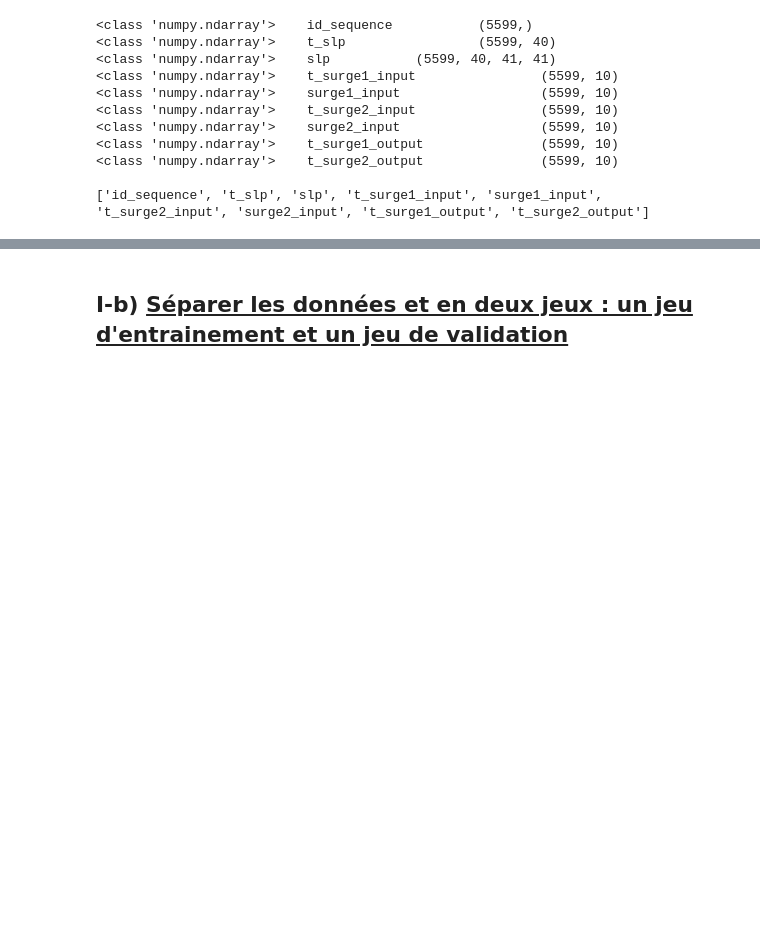
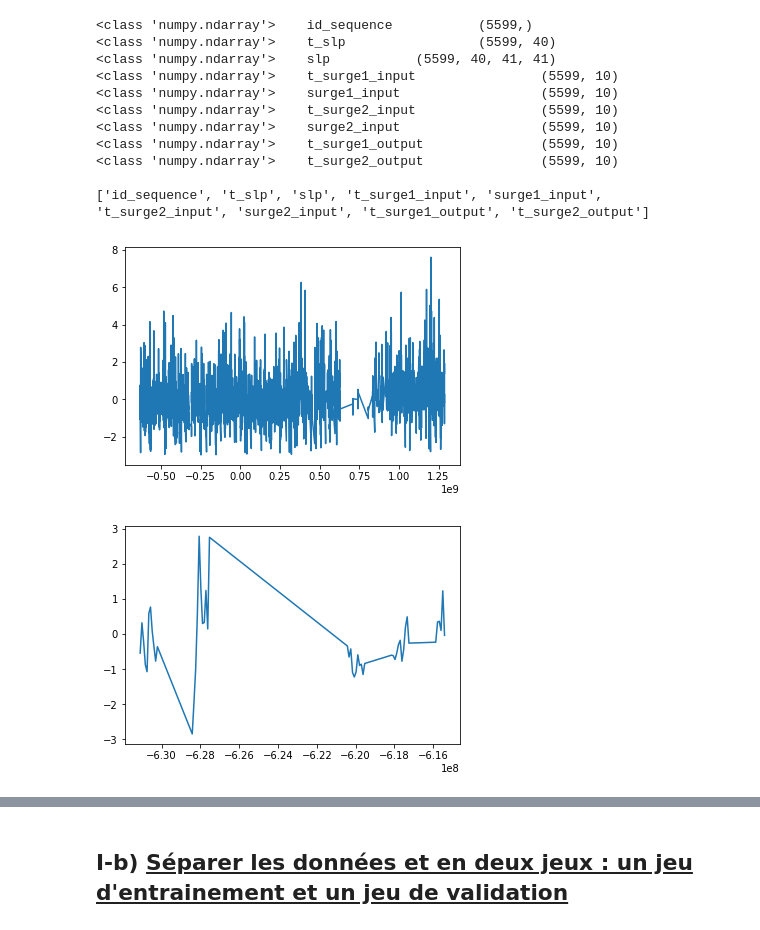
Before and after one commit to kjousselin/M2_DataChallenge, a Jupyter notebook: DataChallenge_etude.ipynb, the cells around one changed output, grey strips where cells are left out. Cells and saved outputs as stored; diff of their text form; code cells hidden in the pictures; blank space fills up the shorter version.

```diff
--- a/DataChallenge_etude.ipynb
+++ b/DataChallenge_etude.ipynb
@@ -86,3 +86,16 @@ print(cles)
 <class 'numpy.ndarray'>    t_surge2_output               (5599, 10)
 
 ['id_sequence', 't_slp', 'slp', 't_surge1_input', 'surge1_input', 't_surge2_input', 'surge2_input', 't_surge1_output', 't_surge2_output']
+# %%
+plt.plot(X_npz['t_surge1_input'][:,0],X_npz['surge1_input'][:,0])
+    # Chaque ligne (ici i=0) correspond à un jour
+    # chaque colonne correspond à 1 heure précise, chaque jour
+plt.show()
+
+plt.plot(X_npz['t_surge1_input'][:50,0],X_npz['surge1_input'][:50,0])
+    # Chaque ligne (ici i=0) correspond à un jour
+    # chaque colonne correspond à 1 heure précise, chaque jour
+plt.show()
+# %% [output]
+[figure, added]
+[figure, added]
```
Also changed, not shown: parts of 1 cell of this notebook, 4 other files.
